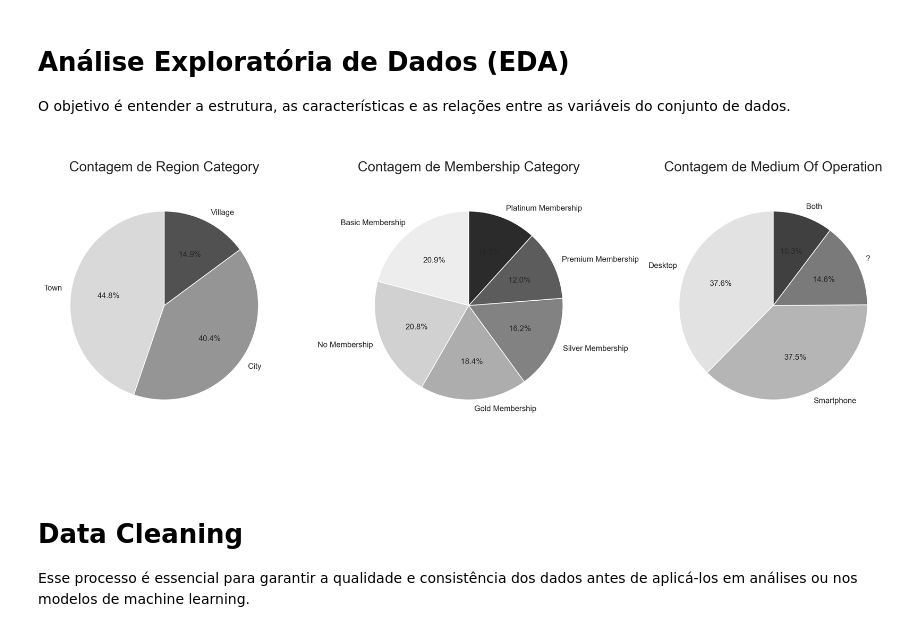
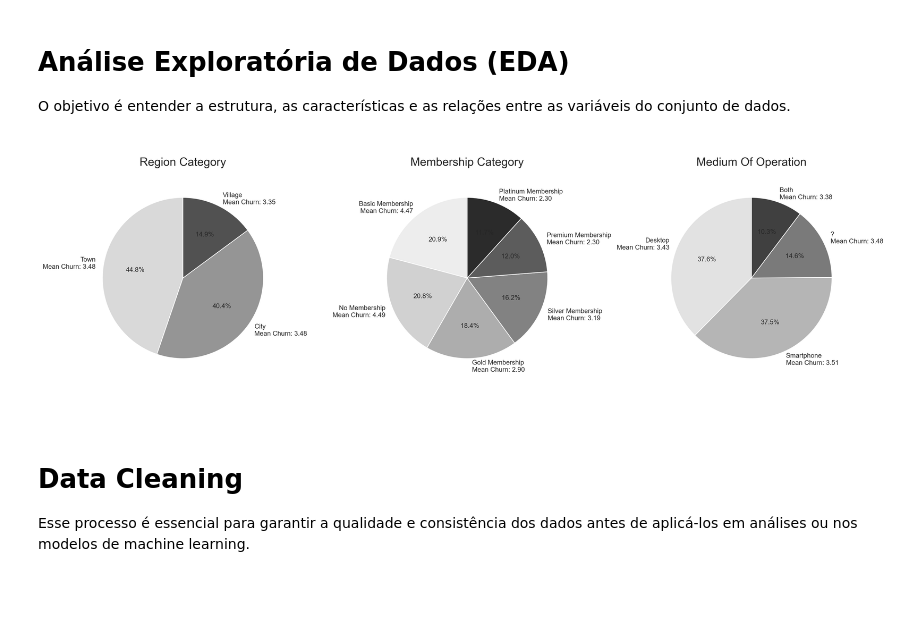
Before and after one commit to Ang3k/Exploracao-Preditiva-de-Dados-para-Churn-de-Clientes-Bancarios-com-Machine-Learning, a Jupyter notebook: Project_Prototype.ipynb, the cells around one changed output. Drawn from its saved outputs; the diff is of its cells as text; code cells hidden in the pictures; blank space fills up the shorter version.

Commit message:
atualização no pie plot, agora com a média de churn para cada grupo de contagem

```diff
--- a/Project_Prototype.ipynb
+++ b/Project_Prototype.ipynb
@@ -53,23 +53,27 @@ df_train.head()
 
 O objetivo é entender a estrutura, as características e as relações entre as variáveis do conjunto de dados.
 # %%
-# Selecionando colunas para verificar a contagem
+# Colunas para verificar a contagem e adicionar o cálculo de risco de churn
 colunas_contagem = ["region_category", "membership_category", "medium_of_operation"]
 
-fig, axs = plt.subplots(1, 3, figsize=(15, 6), dpi=200)
+fig, axs = plt.subplots(1, 3, figsize=(18, 6), dpi=200)
 
-# Iterando pelas colunas para gerar Pie-Plots
+# Iterando pelas colunas para gerar os Pie-Plots
 for idx, col in enumerate(colunas_contagem):
     counts = df_train[col].value_counts()
 
-    axs[idx].pie(counts, labels=counts.index, autopct='%1.1f%%', startangle=90, colors=sns.color_palette("Greys", n_colors=len(counts)))
-    axs[idx].set_title(f'Contagem de {col.replace("_"," ").title()}', y = 0.9, fontsize = 17.5)
+    churn_means = df_train.groupby(col)['churn_risk_score'].mean()
+    labels = [f'{label}\nMean Churn: {churn_means[label]:.2f}' for label in counts.index]
+
+    axs[idx].pie(counts, labels=labels, autopct='%1.1f%%', startangle=90, colors=sns.color_palette("Greys", n_colors=len(counts)))
+
+    axs[idx].set_title(f'{col.replace("_", " ").title()}', y=0.9, fontsize=17.5)
     axs[idx].axis('equal')
 
 plt.tight_layout()
 plt.show()
 # %% [output]
-[figure, old version]
+[figure, new version]
 # %% [markdown]
 # Data Cleaning
 
```
